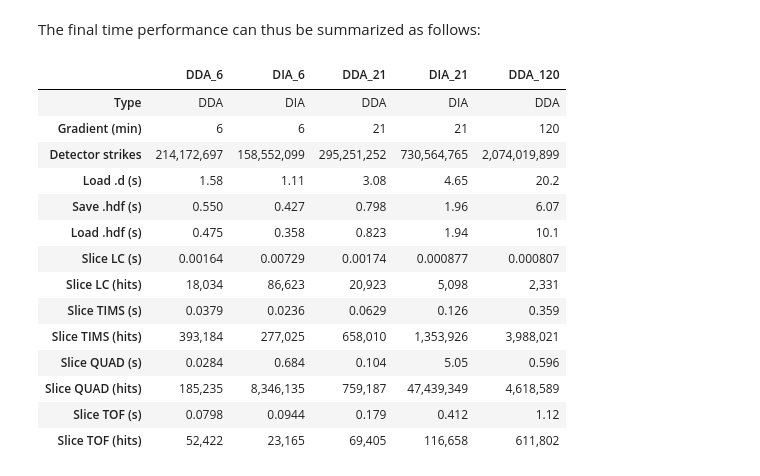
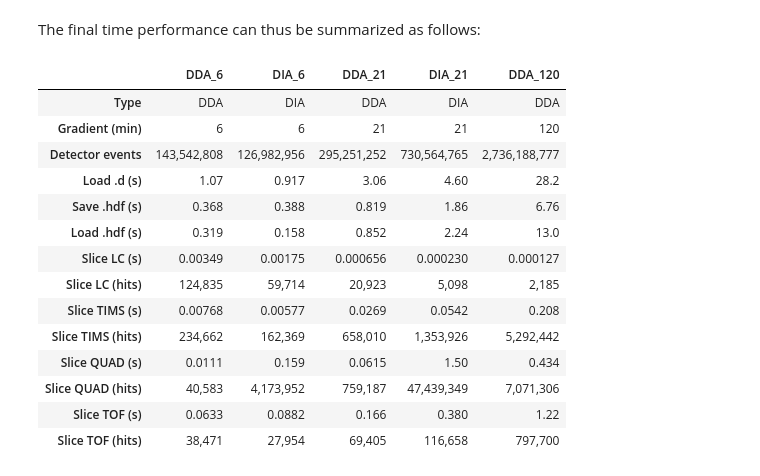
Before and after one commit to MannLabs/alphatims, a Jupyter notebook: nbs/performance.ipynb, the cells around one changed output. Drawn from its saved outputs; the diff is of its cells as text; code cells hidden in the pictures.

```diff
--- a/nbs/performance.ipynb
+++ b/nbs/performance.ipynb
@@ -200,7 +190,3 @@ Time to load DDA_120 HDF file:
-# %%
-overview["Load .hdf (s)"] = pd.Series(load_hdf_times).apply(
-    lambda x : f"{x:#.3g}"
-)
 # %% [markdown]
 ## Slicing data
 # %% [markdown]
@@ -283,47 +278,34 @@ Testing TOF slice data[:, :, :, 621.9: 622.1] (611,802 detector hits).
-# %%
-overview["Slice LC (s)"] = pd.Series(frame_slice_times).apply(
-    lambda x : f"{x:#.3g}"
-)
-overview["Slice LC (hits)"] = pd.Series(frame_slice_counts).apply(
-    lambda x : f"{x:,}"
-)
-overview["Slice TIMS (s)"] = pd.Series(scan_slice_times).apply(
-    lambda x : f"{x:#.3g}"
-)
-overview["Slice TIMS (hits)"] = pd.Series(scan_slice_counts).apply(
-    lambda x : f"{x:,}"
-)
-overview["Slice QUAD (s)"] = pd.Series(quad_slice_times).apply(
-    lambda x : f"{x:#.3g}"
-)
-overview["Slice QUAD (hits)"] = pd.Series(quad_slice_counts).apply(
-    lambda x : f"{x:,}"
-)
-overview["Slice TOF (s)"] = pd.Series(tof_slice_times).apply(
-    lambda x : f"{x:#.3g}"
-)
-overview["Slice TOF (hits)"] = pd.Series(tof_slice_counts).apply(
-    lambda x : f"{x:,}"
-)
 # %% [markdown]
 ## Final overview
 # %% [markdown]
 The final time performance can thus be summarized as follows:
-# %%
-overview.T
-# %% [output]
-|  | DDA_6 | DIA_6 | DDA_21 | DIA_21 | DDA_120 |
-| Type | DDA | DIA | DDA | DIA | DDA |
-| Gradient (min) | 6 | 6 | 21 | 21 | 120 |
-| Detector strikes | 214,172,697 | 158,552,099 | 295,251,252 | 730,564,765 | 2,074,019,899 |
-| Load .d (s) | 1.58 | 1.11 | 3.08 | 4.65 | 20.2 |
-| Save .hdf (s) | 0.550 | 0.427 | 0.798 | 1.96 | 6.07 |
-| Load .hdf (s) | 0.475 | 0.358 | 0.823 | 1.94 | 10.1 |
-| Slice LC (s) | 0.00164 | 0.00729 | 0.00174 | 0.000877 | 0.000807 |
-| Slice LC (hits) | 18,034 | 86,623 | 20,923 | 5,098 | 2,331 |
-| Slice TIMS (s) | 0.0379 | 0.0236 | 0.0629 | 0.126 | 0.359 |
-| Slice TIMS (hits) | 393,184 | 277,025 | 658,010 | 1,353,926 | 3,988,021 |
-| Slice QUAD (s) | 0.0284 | 0.684 | 0.104 | 5.05 | 0.596 |
-| Slice QUAD (hits) | 185,235 | 8,346,135 | 759,187 | 47,439,349 | 4,618,589 |
-| Slice TOF (s) | 0.0798 | 0.0944 | 0.179 | 0.412 | 1.12 |
-| Slice TOF (hits) | 52,422 | 23,165 | 69,405 | 116,658 | 611,802 |
+# %%
+def format_df(overview):
+    new_overview = pd.DataFrame()
+    for column_name, dtype in zip(overview.columns, overview.dtypes):
+        new_column = overview[column_name]
+        if dtype == np.int64:
+            new_column = new_column.apply(lambda z: f"{z:,}")
+        elif dtype == np.float64:
+            new_column = new_column.apply(lambda z: f"{z:#.3g}")
+        new_overview[column_name] = new_column
+    return new_overview.T
+
+overview.T.to_csv("performance_results.csv")
+format_df(overview)
+# %% [output]
+|  | DDA_6 | DIA_6 | DDA_21 | DIA_21 | DDA_120 |
+| Type | DDA | DIA | DDA | DIA | DDA |
+| Gradient (min) | 6 | 6 | 21 | 21 | 120 |
+| Detector events | 143,542,808 | 126,982,956 | 295,251,252 | 730,564,765 | 2,736,188,777 |
+| Load .d (s) | 1.07 | 0.917 | 3.06 | 4.60 | 28.2 |
+| Save .hdf (s) | 0.368 | 0.388 | 0.819 | 1.86 | 6.76 |
+| Load .hdf (s) | 0.319 | 0.158 | 0.852 | 2.24 | 13.0 |
+| Slice LC (s) | 0.00349 | 0.00175 | 0.000656 | 0.000230 | 0.000127 |
+| Slice LC (hits) | 124,835 | 59,714 | 20,923 | 5,098 | 2,185 |
+| Slice TIMS (s) | 0.00768 | 0.00577 | 0.0269 | 0.0542 | 0.208 |
+| Slice TIMS (hits) | 234,662 | 162,369 | 658,010 | 1,353,926 | 5,292,442 |
+| Slice QUAD (s) | 0.0111 | 0.159 | 0.0615 | 1.50 | 0.434 |
+| Slice QUAD (hits) | 40,583 | 4,173,952 | 759,187 | 47,439,349 | 7,071,306 |
+| Slice TOF (s) | 0.0633 | 0.0882 | 0.166 | 0.380 | 1.22 |
+| Slice TOF (hits) | 38,471 | 27,954 | 69,405 | 116,658 | 797,700 |
```
Also changed, not shown: parts of 15 cells of this notebook, 11 other files.
